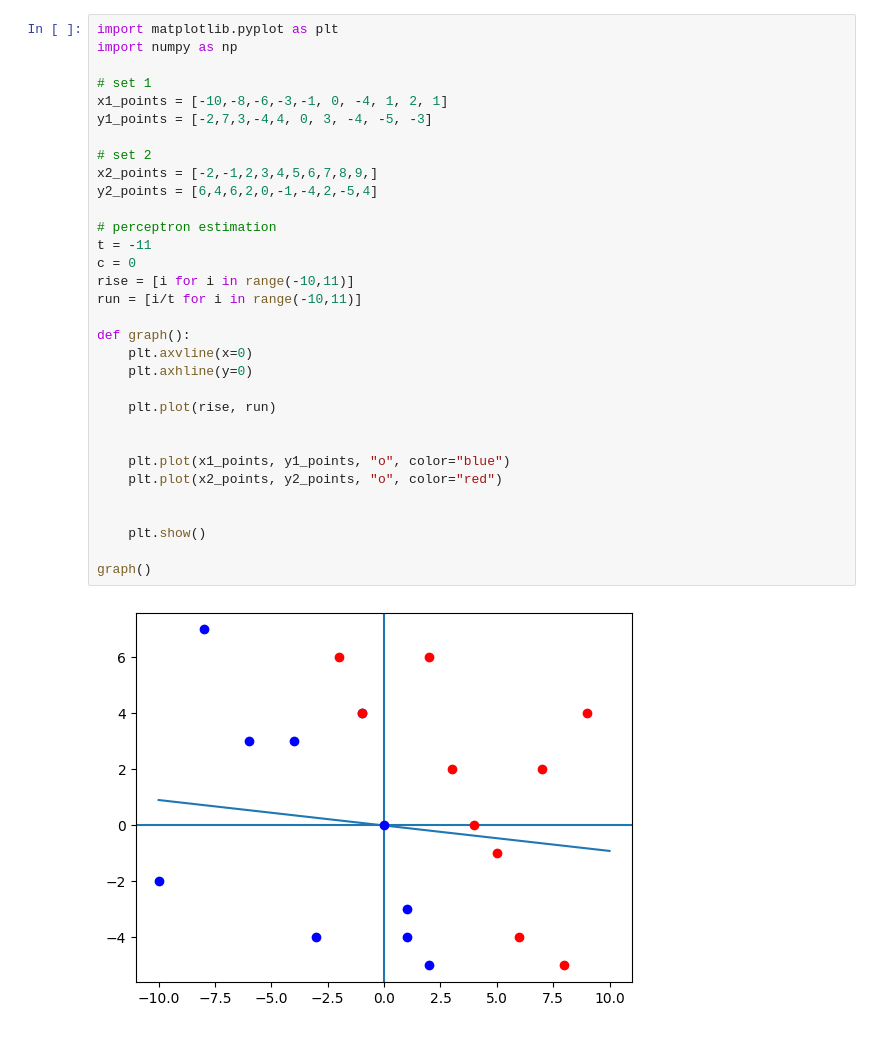
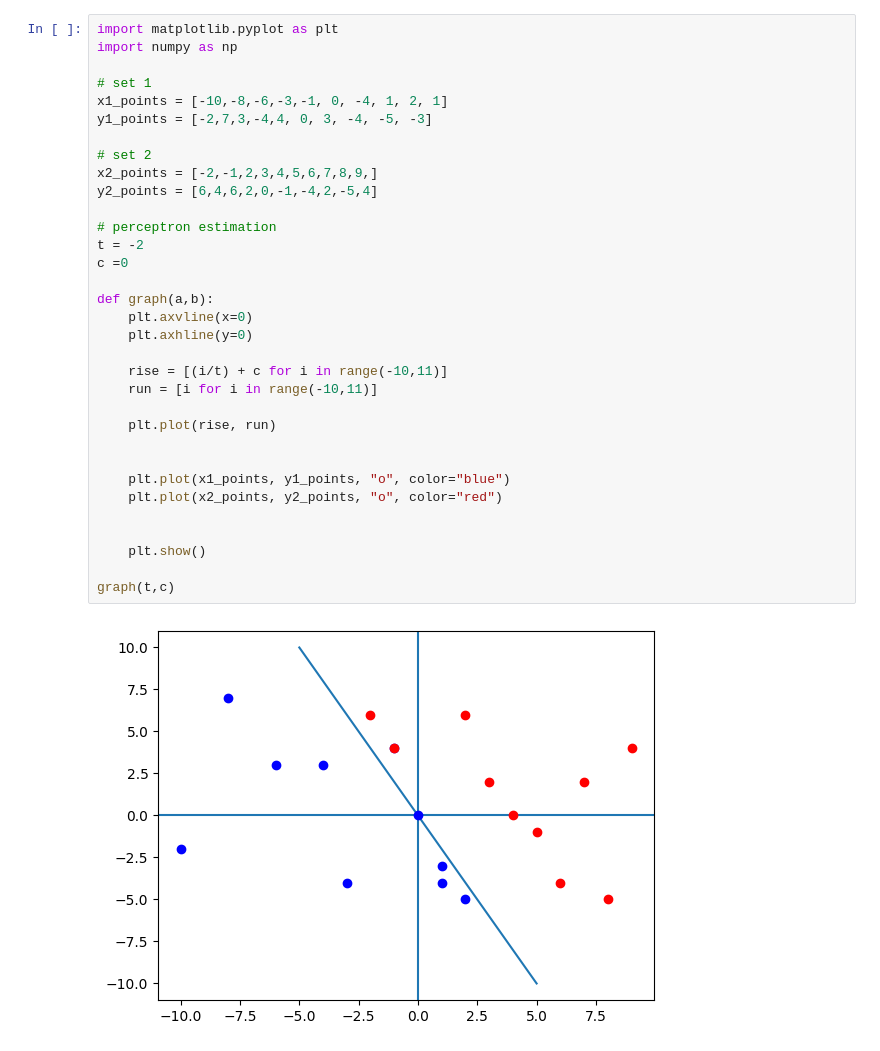
Before and after one commit to DrewWas/ML, a Jupyter notebook: Begginer Projects/perceptron/2D basic.ipynb, the cells around one changed output. Saved outputs shown, nothing was run; the diff lists cells and outputs as text.

```diff
--- a/Begginer Projects/perceptron/2D basic.ipynb
+++ b/Begginer Projects/perceptron/2D basic.ipynb
@@ -1,37 +1,38 @@
 # %%
 import matplotlib.pyplot as plt
 import numpy as np
 
 # set 1
 x1_points = [-10,-8,-6,-3,-1, 0, -4, 1, 2, 1]
 y1_points = [-2,7,3,-4,4, 0, 3, -4, -5, -3]
 
 # set 2
 x2_points = [-2,-1,2,3,4,5,6,7,8,9,]
 y2_points = [6,4,6,2,0,-1,-4,2,-5,4]
 
 # perceptron estimation
-t = -11
-c = 0
-rise = [i for i in range(-10,11)]
-run = [i/t for i in range(-10,11)]
+t = -2
+c =0
 
-def graph():
+def graph(a,b):
     plt.axvline(x=0)
     plt.axhline(y=0)
+
+    rise = [(i/t) + c for i in range(-10,11)]
+    run = [i for i in range(-10,11)]
 
     plt.plot(rise, run)
 
 
     plt.plot(x1_points, y1_points, "o", color="blue")
     plt.plot(x2_points, y2_points, "o", color="red")
 
 
     plt.show()
 
-graph()
+graph(t,c)
 # %% [output]
-[figure, old version]
+[figure, new version]
 # %%
 # Perceptron
 
```
Also changed, not shown: parts of 2 cells of this notebook.
